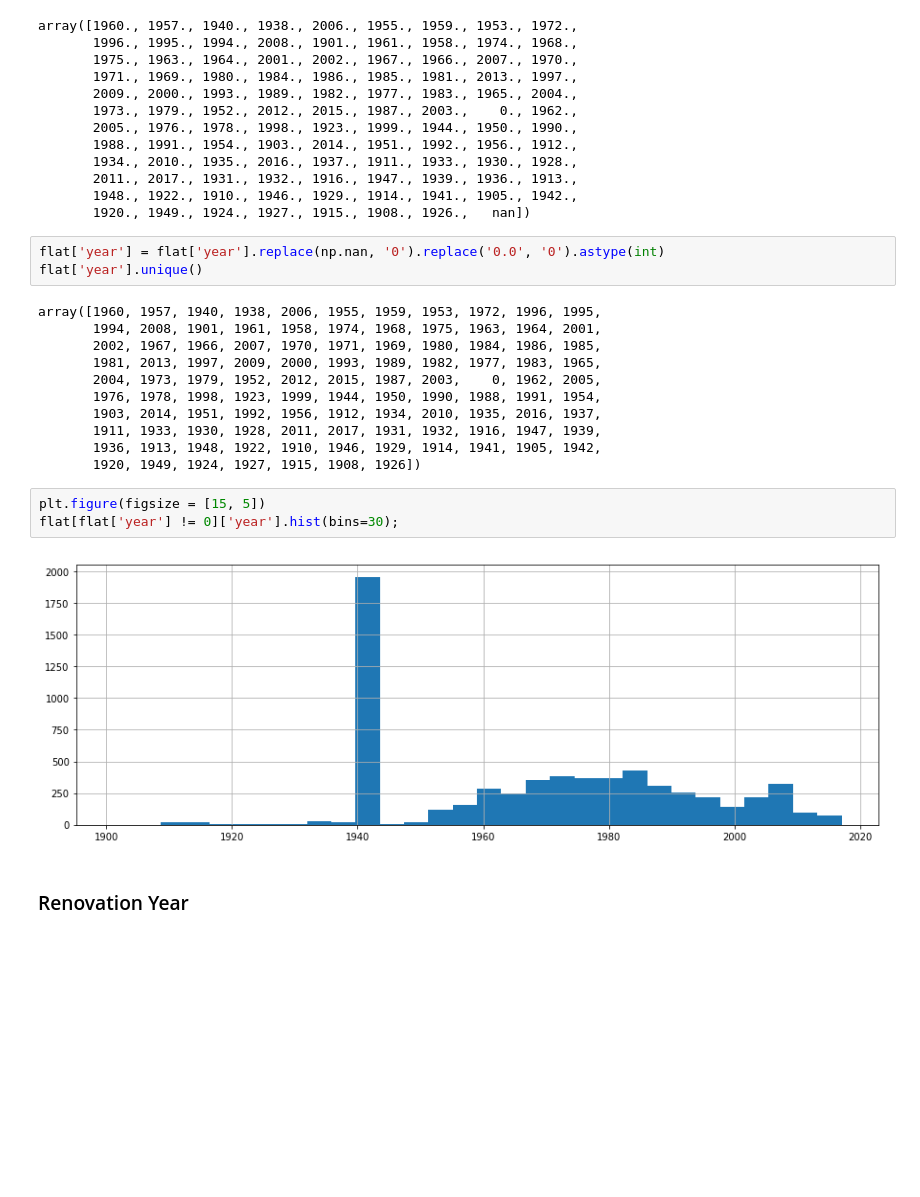
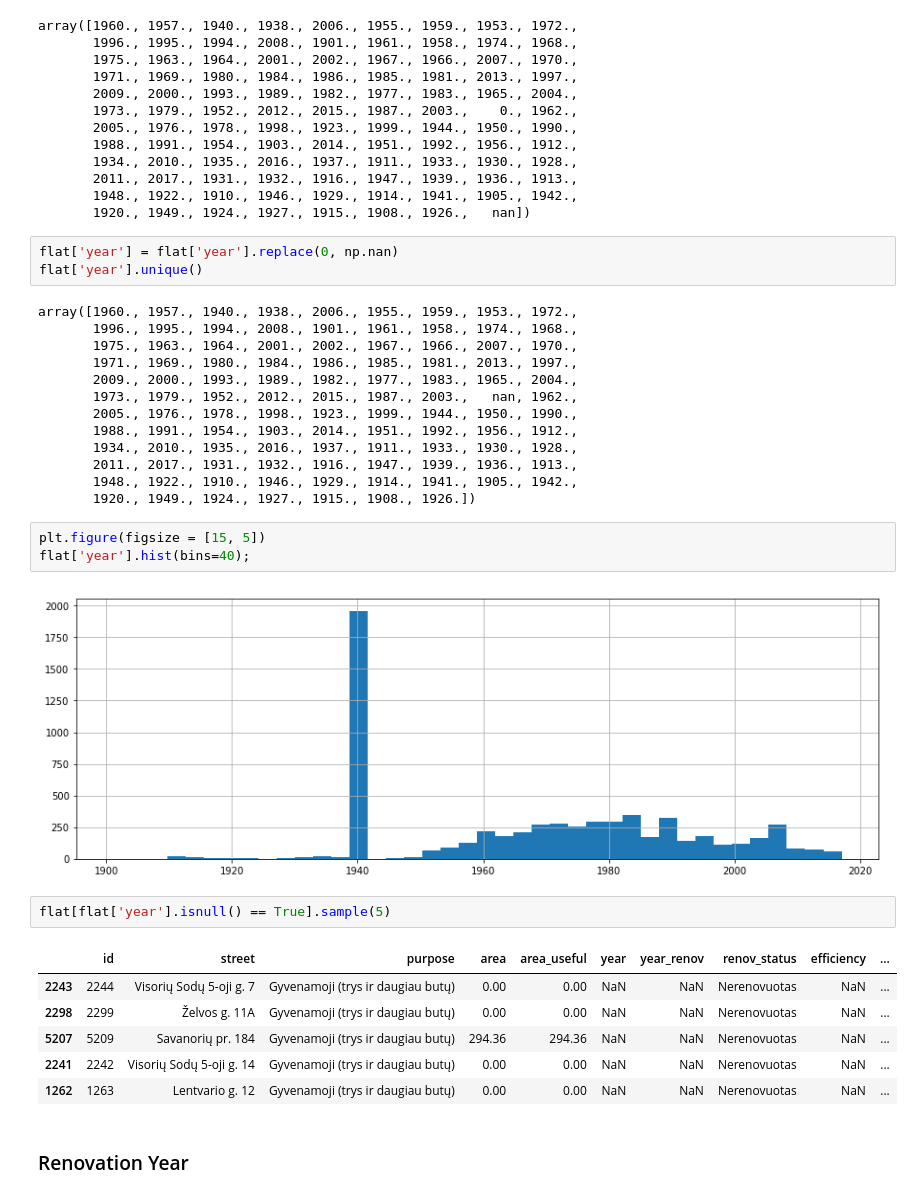
Before and after one commit to SvajuneK/Udacity-Projects, a Jupyter notebook: Data Science ND/P1 Assessment of RE needs/Vilnius City/flats.ipynb, the cells around one changed output. Cells and saved outputs as stored; diff of their text form; blank space fills up the shorter version.

```diff
--- a/Data Science ND/P1 Assessment of RE needs/Vilnius City/flats.ipynb
+++ b/Data Science ND/P1 Assessment of RE needs/Vilnius City/flats.ipynb
@@ -170,24 +228,35 @@ array([1960., 1957., 1940., 1938., 2006., 1955., 1959., 1953., 1972.,
        1948., 1922., 1910., 1946., 1929., 1914., 1941., 1905., 1942.,
        1920., 1949., 1924., 1927., 1915., 1908., 1926.,   nan])
 # %%
-flat['year'] = flat['year'].replace(np.nan, '0').replace('0.0', '0').astype(int)
+flat['year'] = flat['year'].replace(0, np.nan)
 flat['year'].unique()
 # %% [output]
-array([1960, 1957, 1940, 1938, 2006, 1955, 1959, 1953, 1972, 1996, 1995,
-       1994, 2008, 1901, 1961, 1958, 1974, 1968, 1975, 1963, 1964, 2001,
-       2002, 1967, 1966, 2007, 1970, 1971, 1969, 1980, 1984, 1986, 1985,
-       1981, 2013, 1997, 2009, 2000, 1993, 1989, 1982, 1977, 1983, 1965,
-       2004, 1973, 1979, 1952, 2012, 2015, 1987, 2003,    0, 1962, 2005,
-       1976, 1978, 1998, 1923, 1999, 1944, 1950, 1990, 1988, 1991, 1954,
-       1903, 2014, 1951, 1992, 1956, 1912, 1934, 2010, 1935, 2016, 1937,
-       1911, 1933, 1930, 1928, 2011, 2017, 1931, 1932, 1916, 1947, 1939,
-       1936, 1913, 1948, 1922, 1910, 1946, 1929, 1914, 1941, 1905, 1942,
-       1920, 1949, 1924, 1927, 1915, 1908, 1926])
+array([1960., 1957., 1940., 1938., 2006., 1955., 1959., 1953., 1972.,
+       1996., 1995., 1994., 2008., 1901., 1961., 1958., 1974., 1968.,
+       1975., 1963., 1964., 2001., 2002., 1967., 1966., 2007., 1970.,
+       1971., 1969., 1980., 1984., 1986., 1985., 1981., 2013., 1997.,
+       2009., 2000., 1993., 1989., 1982., 1977., 1983., 1965., 2004.,
+       1973., 1979., 1952., 2012., 2015., 1987., 2003.,   nan, 1962.,
+       2005., 1976., 1978., 1998., 1923., 1999., 1944., 1950., 1990.,
+       1988., 1991., 1954., 1903., 2014., 1951., 1992., 1956., 1912.,
+       1934., 2010., 1935., 2016., 1937., 1911., 1933., 1930., 1928.,
+       2011., 2017., 1931., 1932., 1916., 1947., 1939., 1936., 1913.,
+       1948., 1922., 1910., 1946., 1929., 1914., 1941., 1905., 1942.,
+       1920., 1949., 1924., 1927., 1915., 1908., 1926.])
 # %%
 plt.figure(figsize = [15, 5])
-flat[flat['year'] != 0]['year'].hist(bins=30);
+flat['year'].hist(bins=40);
 # %% [output]
-[figure, old version]
+[figure, new version]
+# %%
+flat[flat['year'].isnull() == True].sample(5)
+# %% [output]
+|  | id | street | purpose | area | area_useful | year | year_renov | renov_status | efficiency | ... |
+| 2243 | 2244 | Visorių Sodų 5-oji g. 7 | Gyvenamoji (trys ir daugiau butų) | 0.00 | 0.00 | NaN | NaN | Nerenovuotas | NaN | ... |
+| 2298 | 2299 | Želvos g. 11A | Gyvenamoji (trys ir daugiau butų) | 0.00 | 0.00 | NaN | NaN | Nerenovuotas | NaN | ... |
+| 5207 | 5209 | Savanorių pr. 184 | Gyvenamoji (trys ir daugiau butų) | 294.36 | 294.36 | NaN | NaN | Nerenovuotas | NaN | ... |
+| 2241 | 2242 | Visorių Sodų 5-oji g. 14 | Gyvenamoji (trys ir daugiau butų) | 0.00 | 0.00 | NaN | NaN | Nerenovuotas | NaN | ... |
+| 1262 | 1263 | Lentvario g. 12 | Gyvenamoji (trys ir daugiau butų) | 0.00 | 0.00 | NaN | NaN | Nerenovuotas | NaN | ... |
 # %% [markdown]
 ### Renovation Year
 # %%
```
Also changed, not shown: parts of 31 cells of this notebook, 1 other file.
